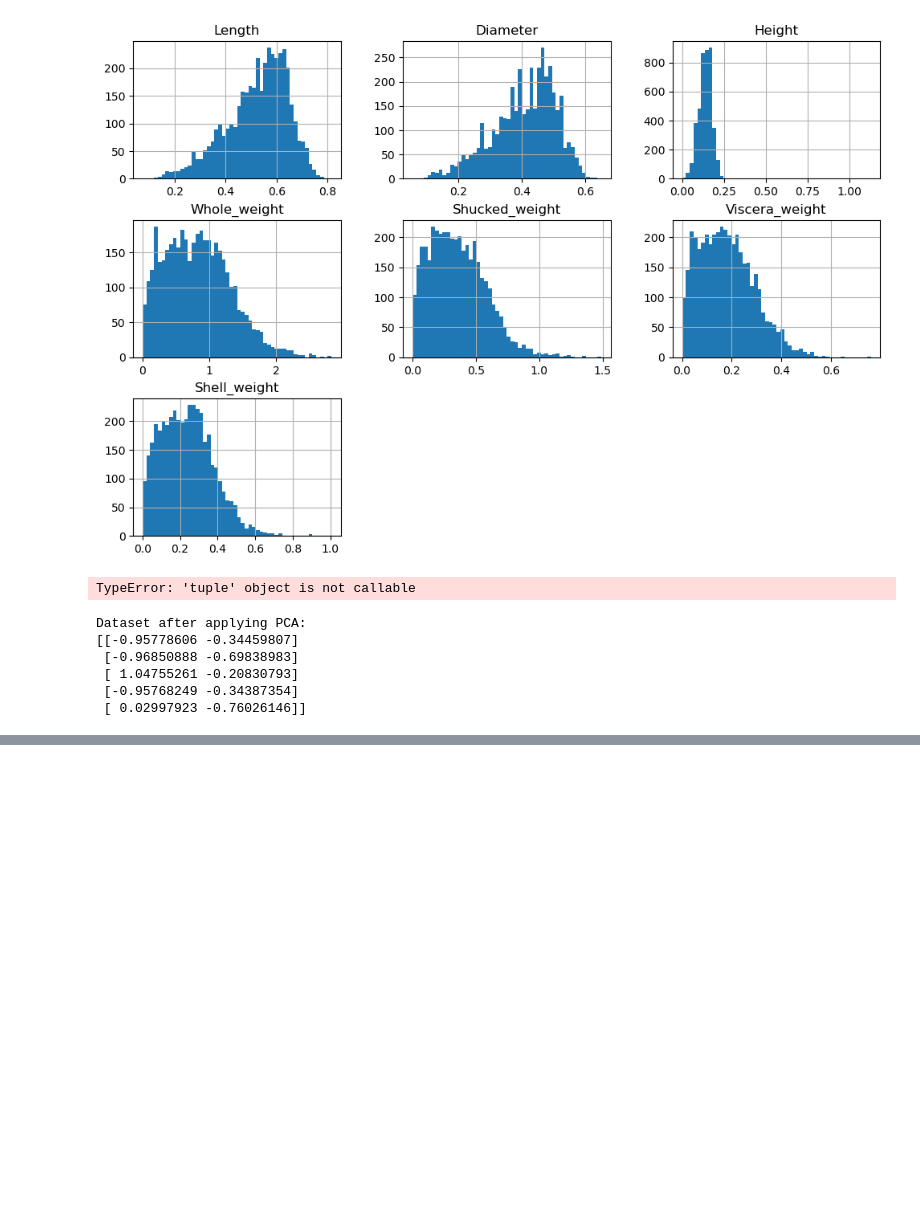
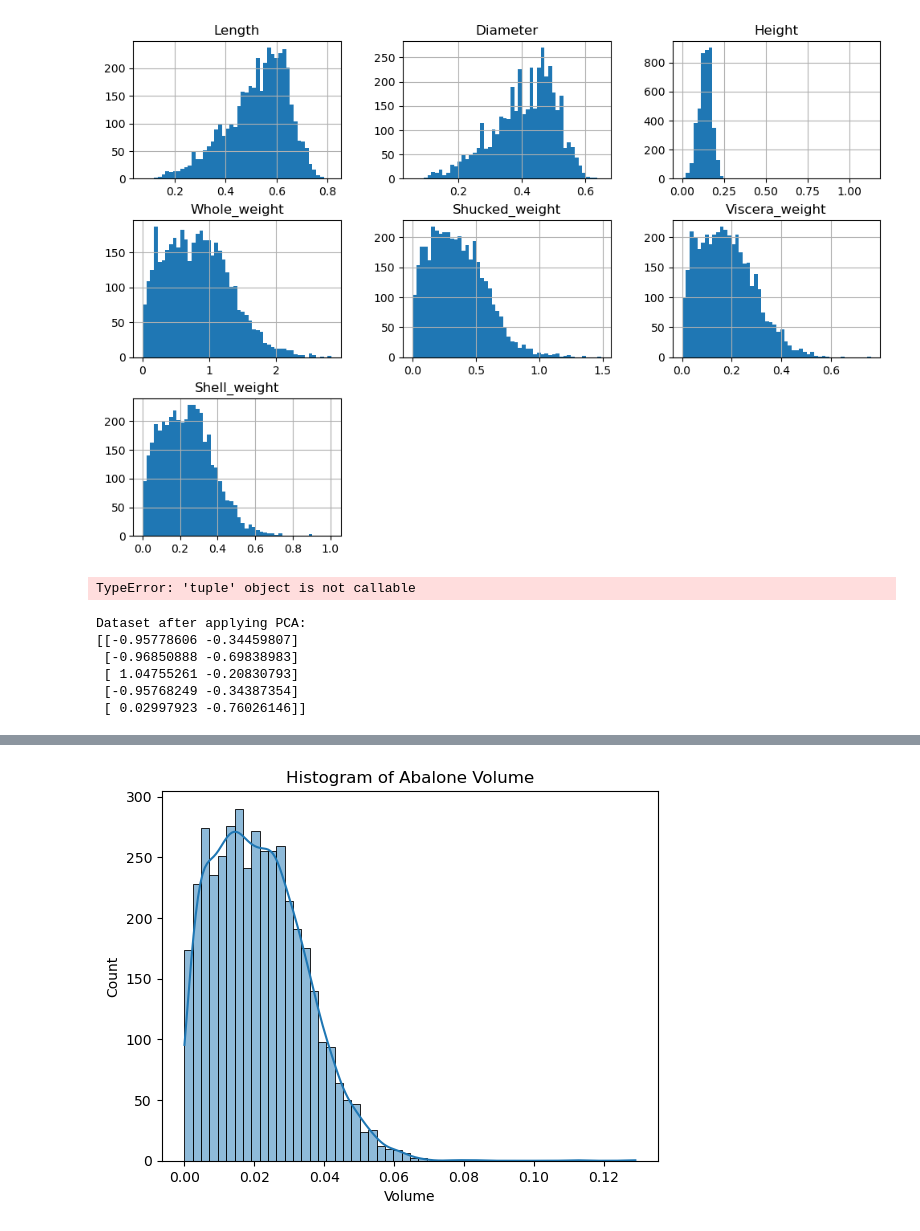
Before and after one commit to Amoako419/ML_, a Jupyter notebook: abalone.ipynb, the cells around one changed output, grey strips where cells are left out. Cells and saved outputs as stored; diff of their text form; code cells hidden in the pictures; blank space fills up the shorter version.

```diff
--- a/abalone.ipynb
+++ b/abalone.ipynb
@@ -120,0 +151,26 @@ Dataset after applying PCA:
+# %%
+# Import necessary libraries
+from ucimlrepo import fetch_ucirepo
+import numpy as np
+import seaborn as sns
+import matplotlib.pyplot as plt
+
+# Collect the UCI Abalone dataset
+abalone = fetch_ucirepo(id=1)
+
+# Isolate features
+abalone_f = abalone.data.features
+
+# TODO: Calculate the 'Area' using the 'Diameter' feature
+abalone_f['Area'] = np.pi * (abalone_f['Diameter'] / 2) ** 2
+
+# TODO: Calculate the 'Volume' using the 'Area' and the 'Height'
+abalone_f['Volume'] = abalone_f['Height']*abalone_f['Area']
+# Plot histogram of the volume feature
+sns.histplot(data=abalone_f['Volume'], kde=True)
+plt.title("Histogram of Abalone Volume")
+plt.xlabel('Volume')
+plt.ylabel('Count')
+plt.show()
+# %% [output]
+[figure, added]
```
Also changed, not shown: parts of 2 cells of this notebook.
